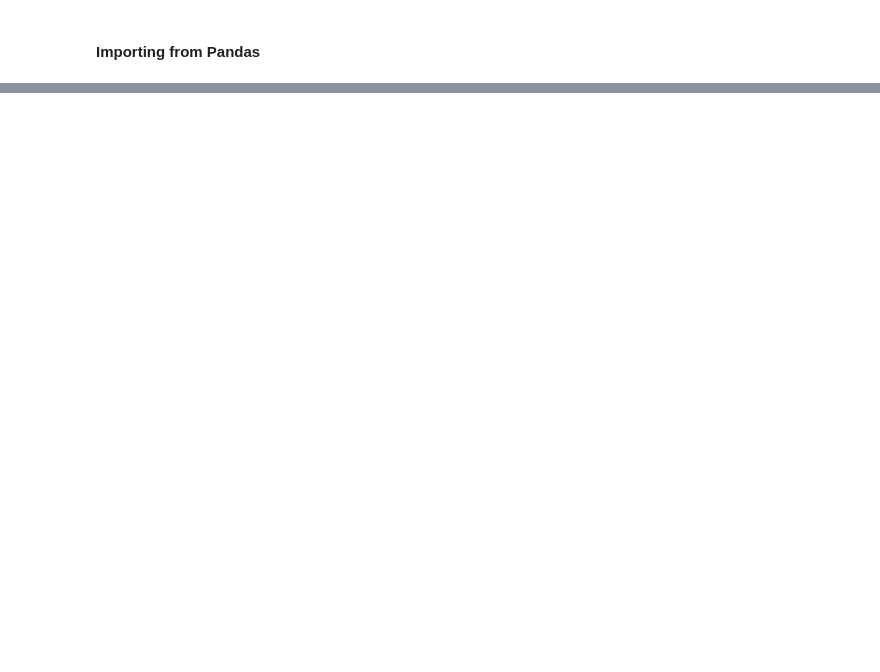
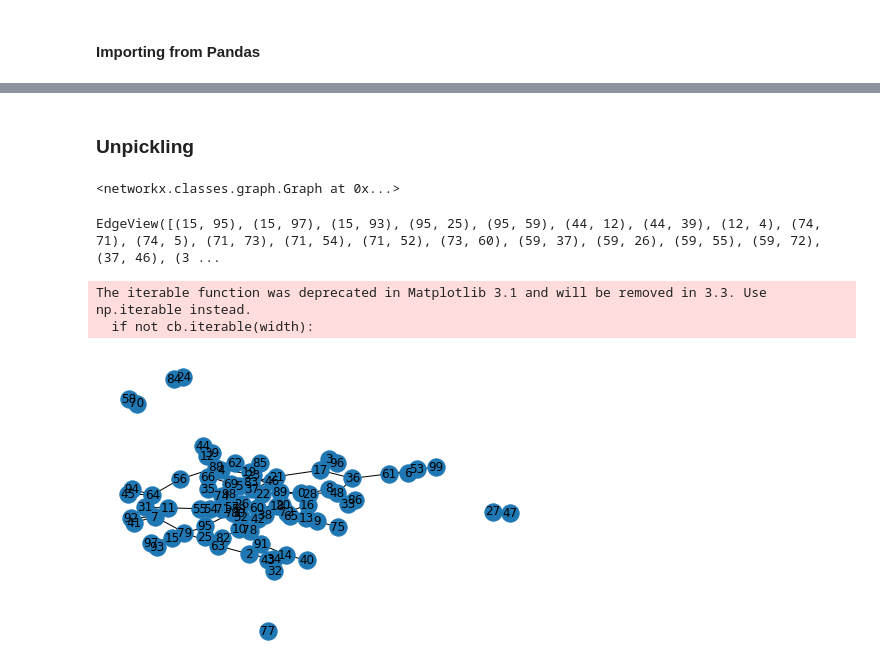
Before and after one commit to MoumitaKamal/NetworkX, a Jupyter notebook: NetworkX 2.ipynb, the cells around one changed output, grey strips where cells are left out. Saved outputs shown, nothing was run; the diff lists cells and outputs as text; code cells hidden in the pictures; blank space fills up the shorter version.

Commit message:
added pickling and unpickling

```diff
--- a/NetworkX 2.ipynb
+++ b/NetworkX 2.ipynb
@@ -116,0 +119,5 @@ plt.hist([v for k,v in nx.degree(G)])  #much less skewed
+# %%
+import pickle
+
+filename = 'graph.pkl'            # adding .pkl makes it a pickle (PKL) file
+outfile = open(filename, 'wb')
@@ -116,0 +127,20 @@ plt.hist([v for k,v in nx.degree(G)])  #much less skewed
+# %% [markdown]
+### Unpickling
+# %%
+infile = open(filename, 'rb')
+new_graph = pickle.load(infile)
+infile.close()
+# %%
+new_graph
+# %% [output]
+<networkx.classes.graph.Graph at 0x...>
+# %%
+new_graph.edges()                 # view edges
+# %% [output]
+EdgeView([(15, 95), (15, 97), (15, 93), (95, 25), (95, 59), (44, 12), (44, 39), (12, 4), (74, 71), (74, 5), (71, 73), (71, 54), (71, 52), (73, 60), (59, 37), (59, 26), (59, 55), (59, 72), (37, 46), (3 ...
+# %%
+nx.draw(new_graph, with_labels=1) # display graph
+# %% [output]
+The iterable function was deprecated in Matplotlib 3.1 and will be removed in 3.3. Use np.iterable instead.
+  if not cb.iterable(width):
+[figure, added]
```
Also changed, not shown: parts of 14 cells of this notebook.
